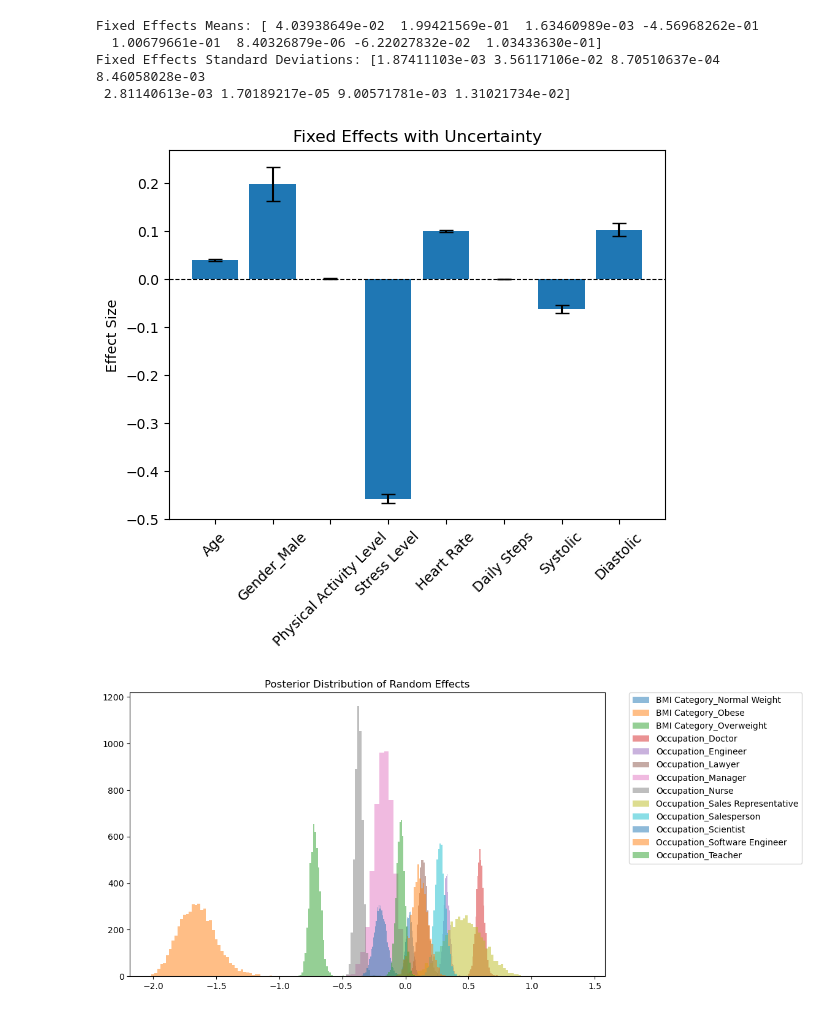
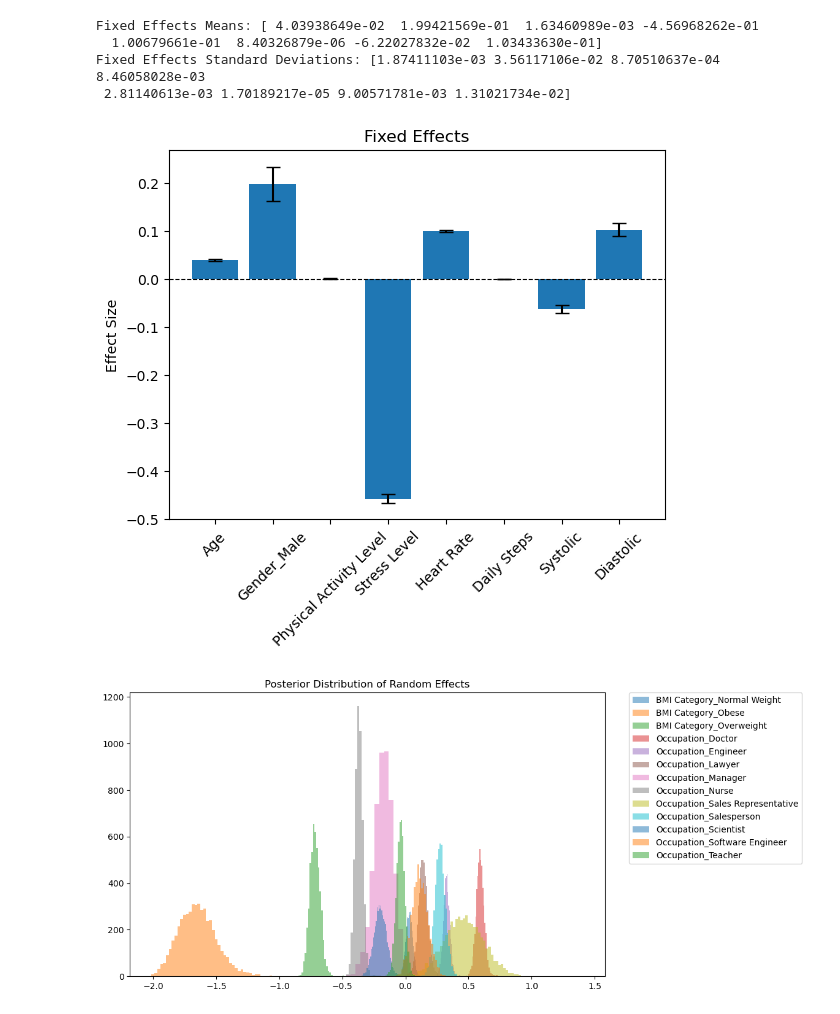
Before and after one commit to whocansavemyhair/Bayesian-Final-24fall, a Jupyter notebook: Final.ipynb, the cells around one changed output. Saved outputs shown, nothing was run; the diff lists cells and outputs as text; code cells hidden in the pictures.

```diff
--- a/Final.ipynb
+++ b/Final.ipynb
@@ -247,18 +247,18 @@ Fixed Effects Standard Deviations: [1.87411103e-03 3.56117106e-02 8.70510637e-04
 # %%
 variable_names = ["Age", "Gender_Male", "Physical Activity Level", "Stress Level",
                   "Heart Rate", "Daily Steps", "Systolic", "Diastolic"]
 
 means = np.array(beta_mean)
 stds = np.array(beta_std)
 
 plt.bar(variable_names, means, yerr=stds, capsize=5)
 plt.xticks(rotation=45)
 plt.ylabel("Effect Size")
-plt.title("Fixed Effects with Uncertainty")
+plt.title("Fixed Effects")
 plt.axhline(0, color='black', linewidth=0.8, linestyle="--")
 plt.show()
 # %% [output]
-[figure, old version]
+[figure, new version]
 # %%
 random_cols = ['BMI Category_Normal Weight', 'BMI Category_Obese', 'BMI Category_Overweight',
                              'Occupation_Doctor', 'Occupation_Engineer', 'Occupation_Lawyer',
```
